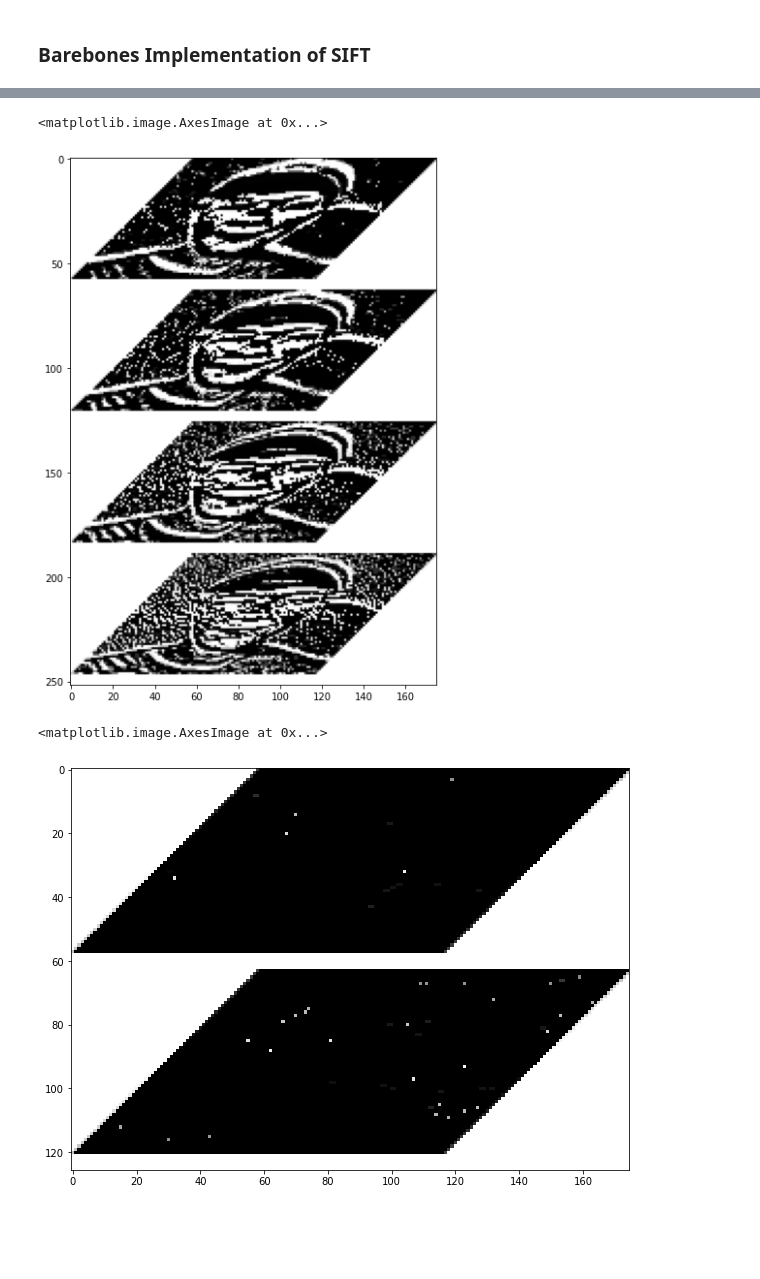
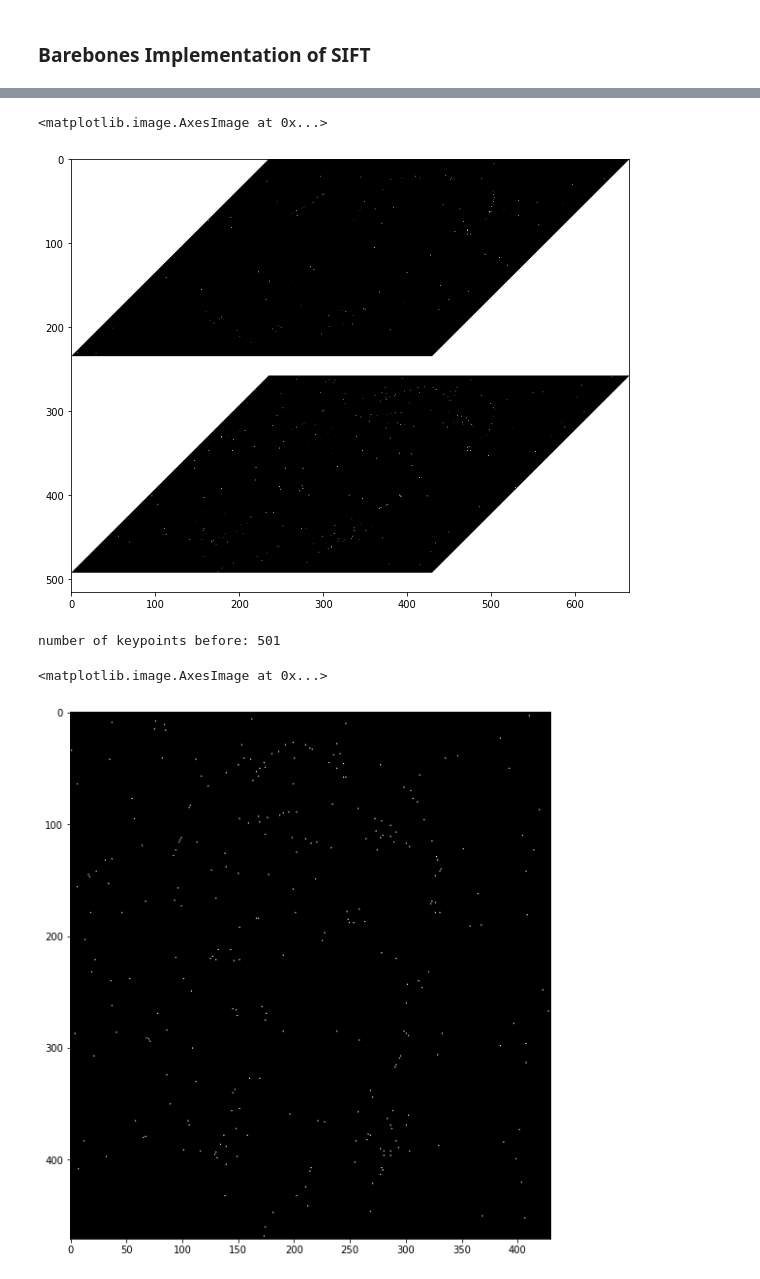
Before and after one commit to WTS012201/CompVis, a Jupyter notebook: ImageStitching/sift.ipynb, the cells around one changed output, grey strips where cells are left out. Cells and saved outputs as stored; diff of their text form; code cells hidden in the pictures; blank space fills up the shorter version.

```diff
--- a/ImageStitching/sift.ipynb
+++ b/ImageStitching/sift.ipynb
@@ -30,8 +29,13 @@ plt.imshow(utils.stack_imgs(octaves[2]))
 # %%
-DoGs = []
-sample_octave = octaves[2]
+sample_octave = octaves[0]
 for i, scale in enumerate(sample_octave):
    sample_octave[i] = cv.cvtColor(scale, cv.COLOR_BGR2GRAY)
+
+DoGs = []
 for i in range(len(sample_octave ) - 1):
     sub_img = sample_octave[i + 1] - sample_octave[i]
     DoGs.append(sub_img)
+
+plt.figure(figsize=(10,10))
+stacked = utils.stack_imgs(DoGs)
+plt.imshow(stacked, cmap = "gray")
@@ -38,7 +45,10 @@ for i in range(len(sample_octave ) - 1):
 # %%
+candidate1_map, candidates1 = utils.extrema_detection(DoGs, 1)
+candidate2_map, candidates2 = utils.extrema_detection(DoGs, 2)
+
 plt.figure(figsize=(10,10))
-stacked = utils.stack_imgs(DoGs)
+stacked = utils.stack_imgs([candidate1_map, candidate2_map])
 plt.imshow(stacked, cmap = "gray")
 # %% [output]
 <matplotlib.image.AxesImage at 0x...>
-[figure, old version]
+[figure, new version]
@@ -49,7 +55,9 @@ candidates = candidates1 + candidates2
 # %%
-plt.figure(figsize=(10,10))
-stacked = utils.stack_imgs([candidate1_map, candidate2_map])
-plt.imshow(stacked, cmap = "gray")
+print(f"number of keypoints before: {len(candidates1)}")
+
+plt.figure(figsize=(10, 10))
+plt.imshow(candidate1_map, cmap="gray")
 # %% [output]
-<matplotlib.image.AxesImage at 0x...>
+number of keypoints before: 501
+<matplotlib.image.AxesImage at 0x...>
-[figure, old version]
+[figure, new version]
```
Also changed, not shown: parts of 7 cells of this notebook, 6 other files.
